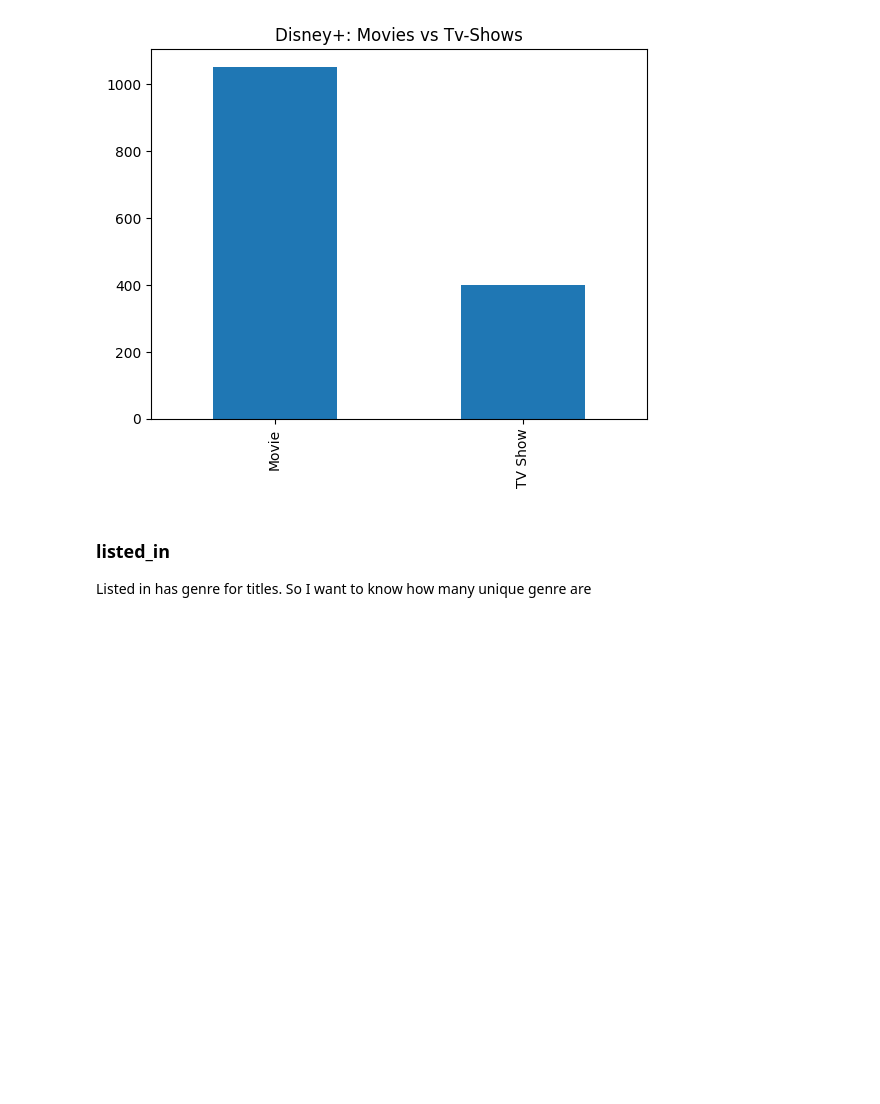
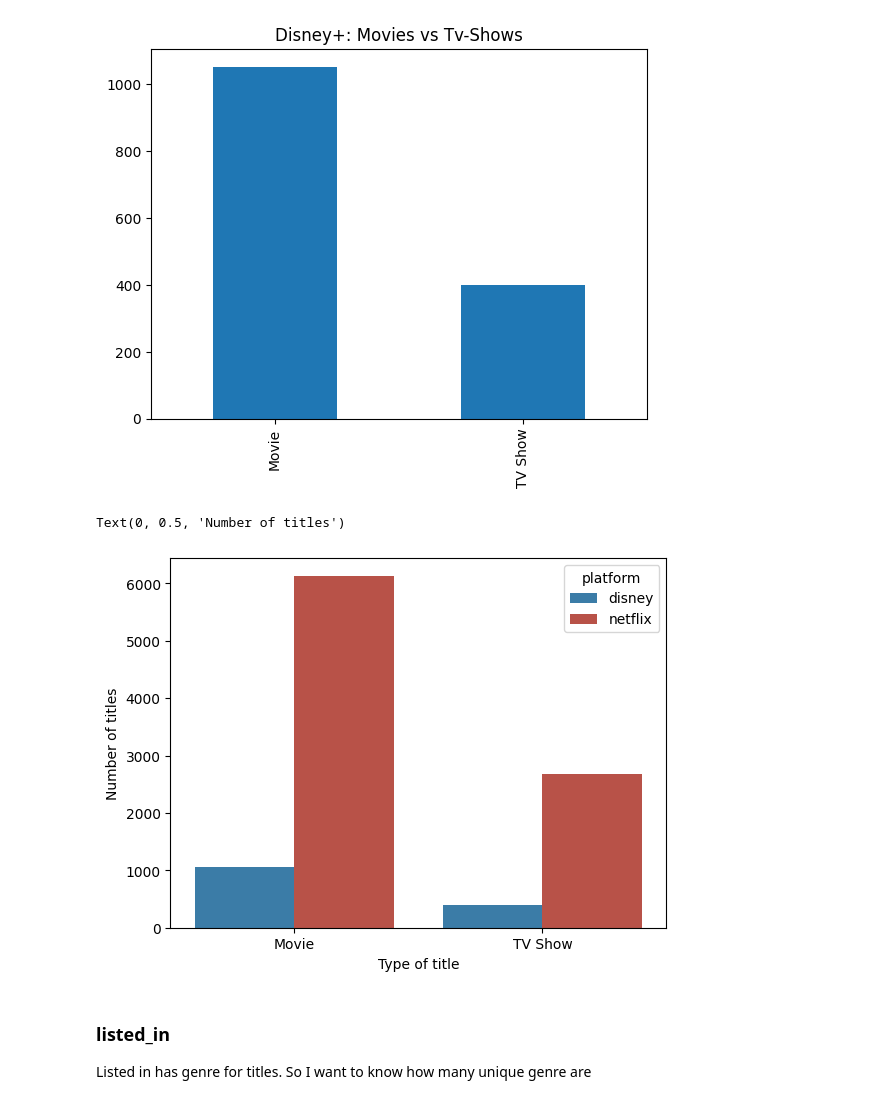
Before and after one commit to NQuiros12/rockingdata, a Jupyter notebook: code/main.ipynb, the cells around one changed output. Cells and saved outputs as stored; diff of their text form; code cells hidden in the pictures; blank space fills up the shorter version.

```diff
--- a/code/main.ipynb
+++ b/code/main.ipynb
@@ -391,6 +419,14 @@ plt.title("Disney+: Movies vs Tv-Shows")
 # %% [output]
 Text(0.5, 1.0, 'Disney+: Movies vs Tv-Shows')
 [figure]
+# %%
+pt = titles_df.groupby(["platform","type"]).count().reset_index()
+sns.barplot(data=pt, x = "type",y="show_id",hue="platform",palette=["#2980b9", "#cb4335"])
+plt.xlabel("Type of title")
+plt.ylabel("Number of titles")
+# %% [output]
+Text(0, 0.5, 'Number of titles')
+[figure, added]
 # %% [markdown]
 ### listed_in
 
```
Also changed, not shown: parts of 7 cells of this notebook, 3 other files.
